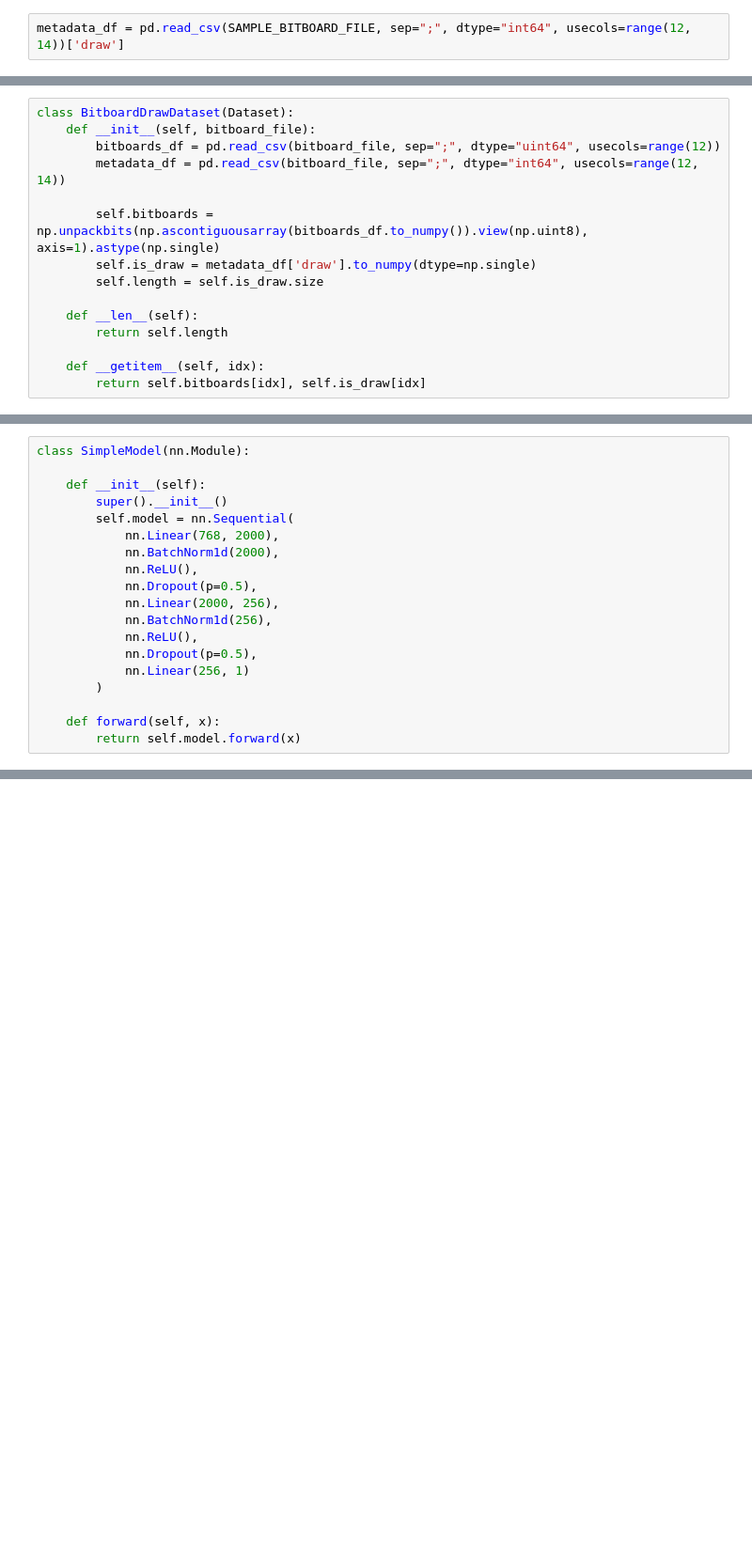
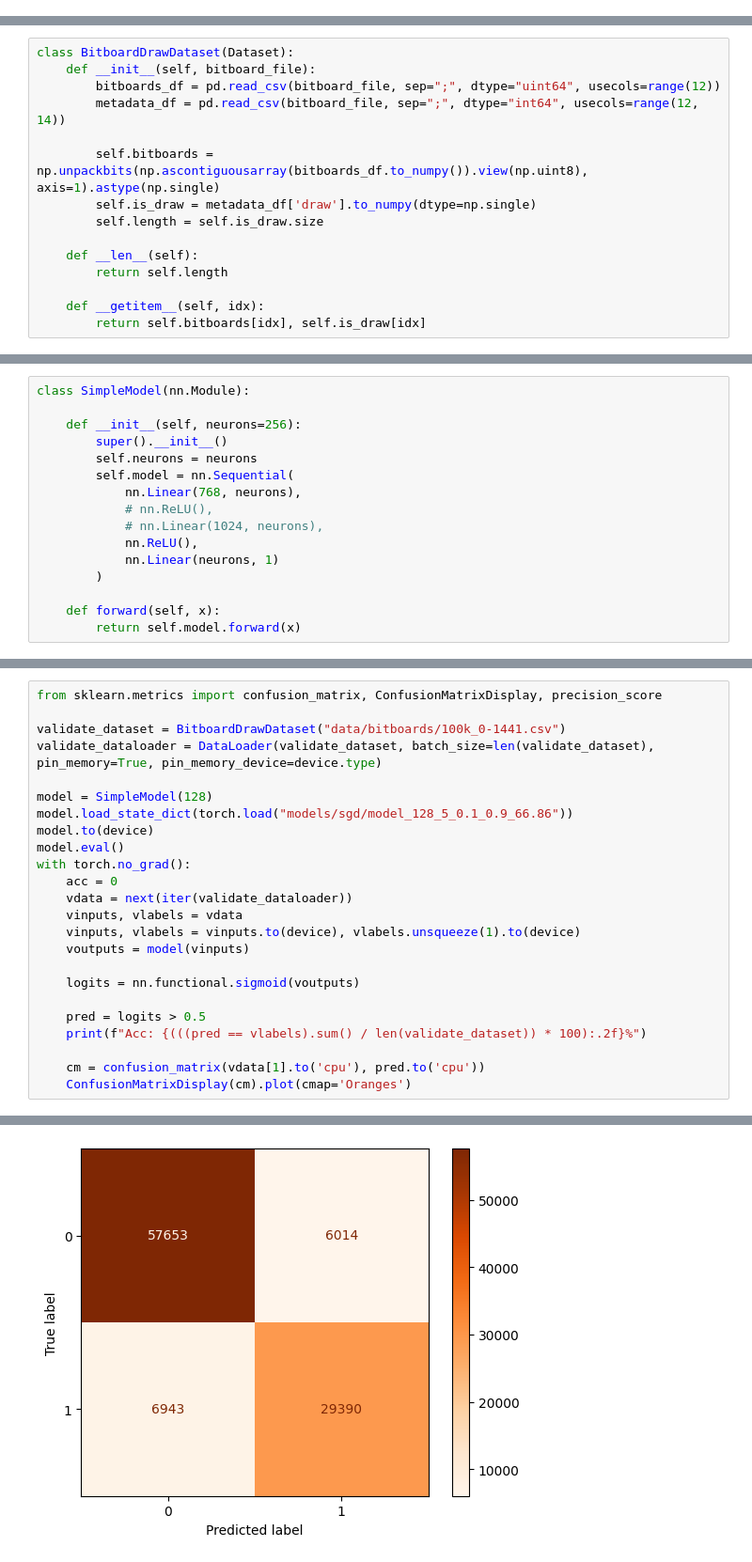
Before and after one commit to marekpiotradamczyk/bestiazwroclawia, a Jupyter notebook: nn/data_loader.ipynb, the cells around one changed output, grey strips where cells are left out. Shown at 94% size. Saved outputs shown, nothing was run; the diff lists cells and outputs as text; blank space fills up the shorter version.

```diff
--- a/nn/data_loader.ipynb
+++ b/nn/data_loader.ipynb
@@ -29,5 +32,3 @@ STOCKFISH_AVX512_EXE = STOCKFISH_DIR + STOCKFISH_AVX512
 SAMPLE_BITBOARD_FILE = BITBOARD_DIR + SAMPLE_BITBOARD
 
 device = torch.device('cuda') if torch.cuda.is_available() else torch.device('cpu')
-# %%
-metadata_df = pd.read_csv(SAMPLE_BITBOARD_FILE, sep=";", dtype="int64", usecols=range(12, 14))['draw']
@@ -57,18 +50,15 @@ dataloader = DataLoader(dataset, batch_size=64, shuffle=True, pin_memory=True, p
 # %%
 class SimpleModel(nn.Module):
 
-    def __init__(self):
+    def __init__(self, neurons=256):
         super().__init__()
+        self.neurons = neurons
         self.model = nn.Sequential(
-            nn.Linear(768, 2000),
-            nn.BatchNorm1d(2000),
+            nn.Linear(768, neurons),
+            # nn.ReLU(),
+            # nn.Linear(1024, neurons),
             nn.ReLU(),
-            nn.Dropout(p=0.5),
-            nn.Linear(2000, 256),
-            nn.BatchNorm1d(256),
-            nn.ReLU(),
-            nn.Dropout(p=0.5),
-            nn.Linear(256, 1)
+            nn.Linear(neurons, 1)
         )
 
     def forward(self, x):
@@ -173,0 +195,25 @@ m = torch.load("model_20240503_002000_33")
+# %%
+from sklearn.metrics import confusion_matrix, ConfusionMatrixDisplay, precision_score
+
+validate_dataset = BitboardDrawDataset("data/bitboards/100k_0-1441.csv")
+validate_dataloader = DataLoader(validate_dataset, batch_size=len(validate_dataset), pin_memory=True, pin_memory_device=device.type)
+
+model = SimpleModel(128)
+model.load_state_dict(torch.load("models/sgd/model_128_5_0.1_0.9_66.86"))
+model.to(device)
+model.eval()
+with torch.no_grad():
+    acc = 0
+    vdata = next(iter(validate_dataloader))
+    vinputs, vlabels = vdata
+    vinputs, vlabels = vinputs.to(device), vlabels.unsqueeze(1).to(device)
+    voutputs = model(vinputs)
+
+    logits = nn.functional.sigmoid(voutputs)
+
+    pred = logits > 0.5
+    print(f"Acc: {(((pred == vlabels).sum() / len(validate_dataset)) * 100):.2f}%")
+
+    cm = confusion_matrix(vdata[1].to('cpu'), pred.to('cpu'))
+    ConfusionMatrixDisplay(cm).plot(cmap='Oranges')
+# %% [output]
@@ -173,0 +221 @@ m = torch.load("model_20240503_002000_33")
+[figure, added]
```
Also changed, not shown: parts of 23 cells of this notebook, 5 other files.
